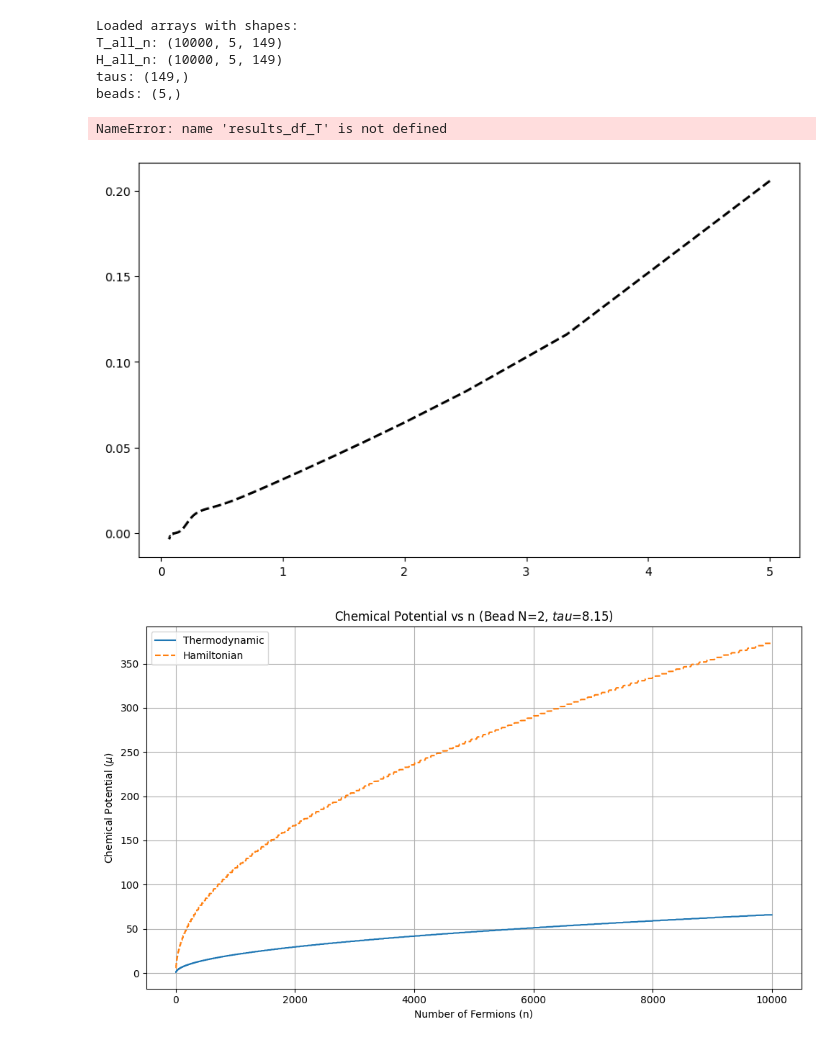
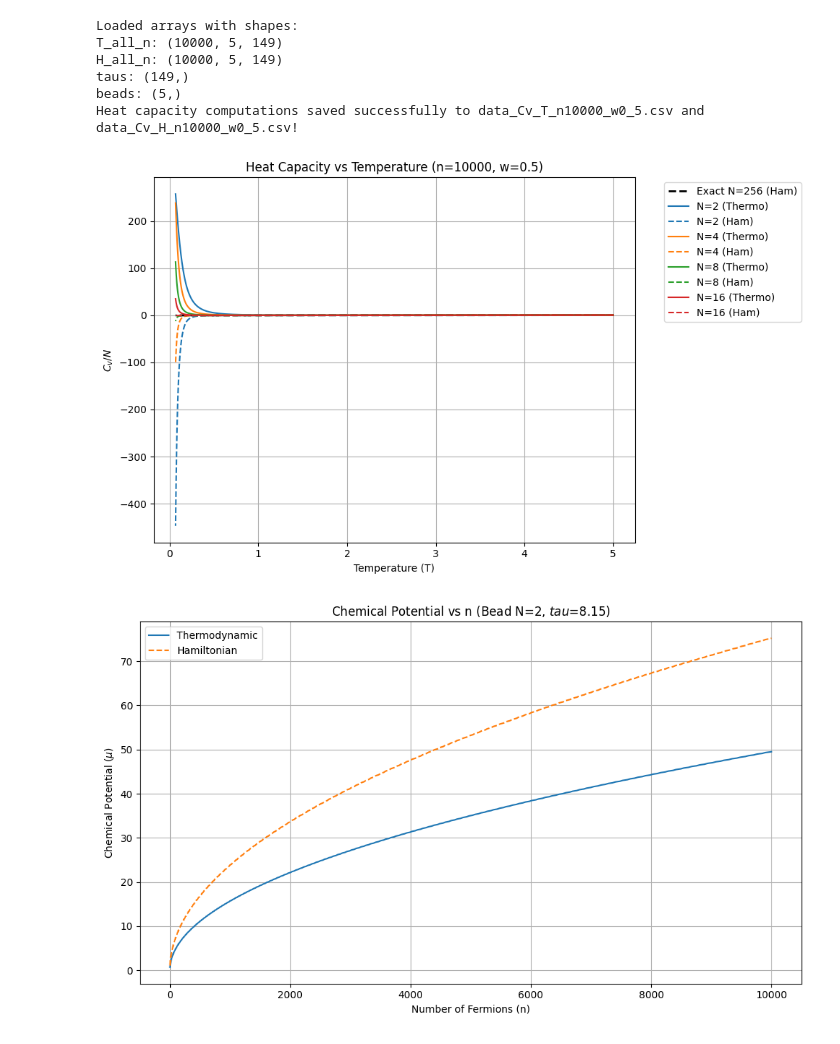
Before and after one commit to 24jonas/HarmonicFermions, a Jupyter notebook: Jupyter/heat_capacity.ipynb, the cells around one changed output. Drawn from its saved outputs; the diff is of its cells as text; code cells hidden in the pictures.

```diff
--- a/Jupyter/heat_capacity.ipynb
+++ b/Jupyter/heat_capacity.ipynb
@@ -11,7 +11,7 @@ def compute_heat_capacity(tau_vals, E_vals):
     C_v = -(tau_mid**2) * (dE / dtau)
     return C_v
 n_val = 10000
-w_val = 1.5
+w_val = 0.5
 save_filename = f"plot_data_n{n_val}_w{str(w_val).replace('.', '_')}"
 
 try:
@@ -34,10 +34,14 @@ try:
     midpoint_taus = (taus[1:] + taus[:-1]) / 2.0
     Temp = 1.0 / midpoint_taus
 
+    results_df_T = pd.DataFrame({"Temperature": Temp})
+    results_df_H = pd.DataFrame({"Temperature": Temp})
+
     # Extract Exact N=256 heat capacities from the loaded arrays
     exact_bead_idx = np.where(beads == 256)[0][0]
     exact_energy_H = arr_H[n_idx, exact_bead_idx, :]
     Cv_exact_H = compute_heat_capacity(taus, exact_energy_H) / target_n
+    results_df_H["Exact_N_256"] = Cv_exact_H
 
     plt.figure(figsize=(10, 6))
 
@@ -57,35 +61,35 @@ try:
         results_df_T[f"N_{bead}"] = Cv_T
         results_df_H[f"N_{bead}"] = Cv_H
 
         line, = plt.plot(Temp, Cv_T, label=f"N={bead} (Thermo)")
         plt.plot(Temp, Cv_H, linestyle="--", color=line.get_color(), label=f"N={bead} (Ham)")
 
     output_filename_T = f"data_Cv_T_n{target_n}_w{str(w_val).replace('.', '_')}.csv"
     output_filename_H = f"data_Cv_H_n{target_n}_w{str(w_val).replace('.', '_')}.csv"
 
     results_df_T.to_csv(output_filename_T, index=False)
     results_df_H.to_csv(output_filename_H, index=False)
 
     print(f"Heat capacity computations saved successfully to {output_filename_T} and {output_filename_H}!")
 
     plt.xlabel("Temperature (T)")
     plt.ylabel(r"$C_v / N$")
     plt.title(f"Heat Capacity vs Temperature (n={target_n}, w={w_val})")
     plt.legend(bbox_to_anchor=(1.05, 1), loc='upper left')
     plt.grid(True)
     plt.tight_layout()
     plt.show()
 
 except FileNotFoundError:
     print(f"Error: Could not find the files starting with '{save_filename}'.")
 # %% [output]
 Loaded arrays with shapes:
 T_all_n: (10000, 5, 149)
 H_all_n: (10000, 5, 149)
 taus: (149,)
 beads: (5,)
+Heat capacity computations saved successfully to data_Cv_T_n10000_w0_5.csv and data_Cv_H_n10000_w0_5.csv!
-NameError: name 'results_df_T' is not defined
-[figure, old version]
+[figure, new version]
 # %%
 # --- Chemical Potential vs n Plot ---
 # Chemical potential is the change in energy when adding one fermion: mu(n) = E(n) - E(n-1)
@@ -119,7 +123,7 @@ plt.grid(True)
 plt.tight_layout()
 plt.show()
 # %% [output]
-[figure, old version]
+[figure, new version]
 # %%
 # --- Comparison with Thomas-Fermi (Semiclassical) Limit vs n ---
 from scipy.integrate import quad
```
Also changed, not shown: parts of 1 cell of this notebook, 18 other files.
